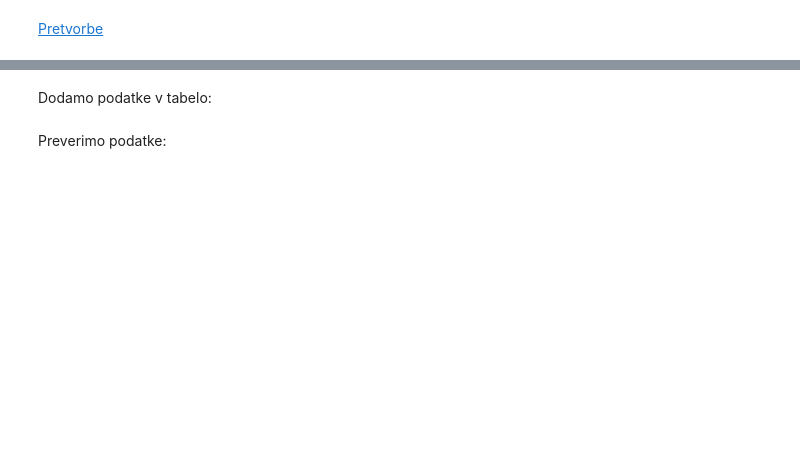
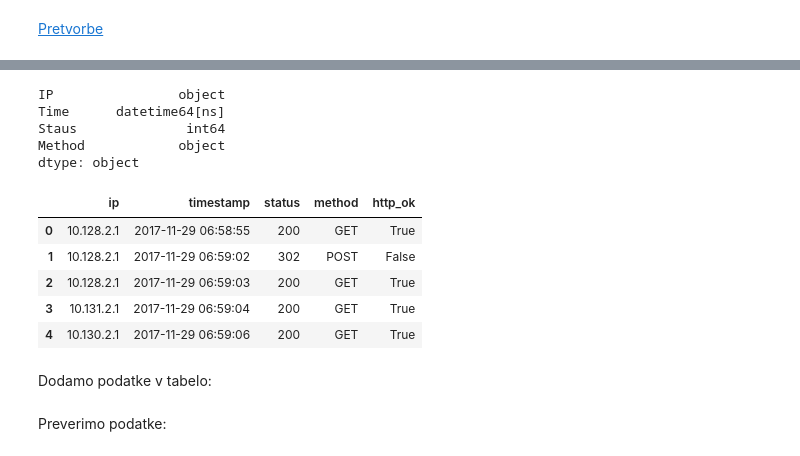
Before and after one commit to icta-tecaji/python-data-analysis-public, a Jupyter notebook: Del_13_Delo_s_podatkovnimi_bazami_in_SQL/13_Delo_s_podatkovnimi_bazami_in_SQL_CLEAN.ipynb, the cells around one changed output, grey strips where cells are left out. Saved outputs shown, nothing was run; the diff lists cells and outputs as text; code cells hidden in the pictures; blank space fills up the shorter version.

```diff
--- a/Del_13_Delo_s_podatkovnimi_bazami_in_SQL/13_Delo_s_podatkovnimi_bazami_in_SQL_CLEAN.ipynb
+++ b/Del_13_Delo_s_podatkovnimi_bazami_in_SQL/13_Delo_s_podatkovnimi_bazami_in_SQL_CLEAN.ipynb
@@ -591,2 +818,4 @@ weblog_df.head()
 # %% [markdown]
 [Pretvorbe](https://www.programiz.com/python-programming/datetime/strftime)
+# %%
+weblog_df['Time'] = pd.to_datetime(weblog_df['Time'], format='%d/%b/%Y:%H:%M:%S')
@@ -593,5 +831,24 @@ weblog_df.head()
+# %%
+weblog_df.dtypes
+# %% [output]
+IP                object
+Time      datetime64[ns]
+Staus              int64
+Method            object
+dtype: object
 # %%
 weblog_df.rename(columns={'IP':'ip', 'Time':'timestamp', 'Staus':'status', 'Method':'method'}, inplace=True)
+# %%
+weblog_df['http_ok'] = weblog_df['status'] == 200
+# %%
+weblog_df.head()
+# %% [output]
+|  | ip | timestamp | status | method | http_ok |
+| 0 | 10.128.2.1 | 2017-11-29 06:58:55 | 200 | GET | True |
+| 1 | 10.128.2.1 | 2017-11-29 06:59:02 | 302 | POST | False |
+| 2 | 10.128.2.1 | 2017-11-29 06:59:03 | 200 | GET | True |
+| 3 | 10.131.2.1 | 2017-11-29 06:59:04 | 200 | GET | True |
+| 4 | 10.130.2.1 | 2017-11-29 06:59:06 | 200 | GET | True |
 # %%
 from sqlalchemy import create_engine
 from sqlalchemy import DateTime, Integer, String, Boolean
```
Also changed, not shown: parts of 60 cells of this notebook, 2 other files.
